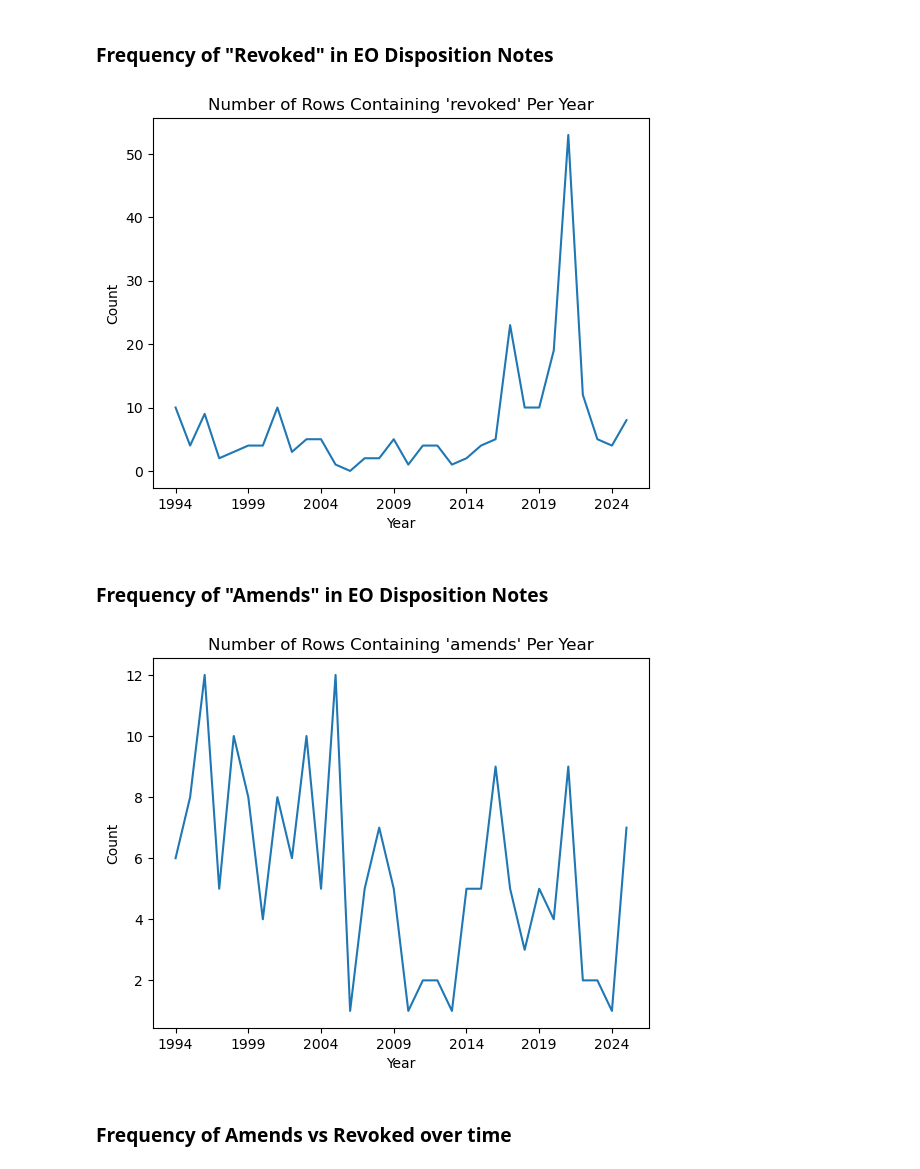
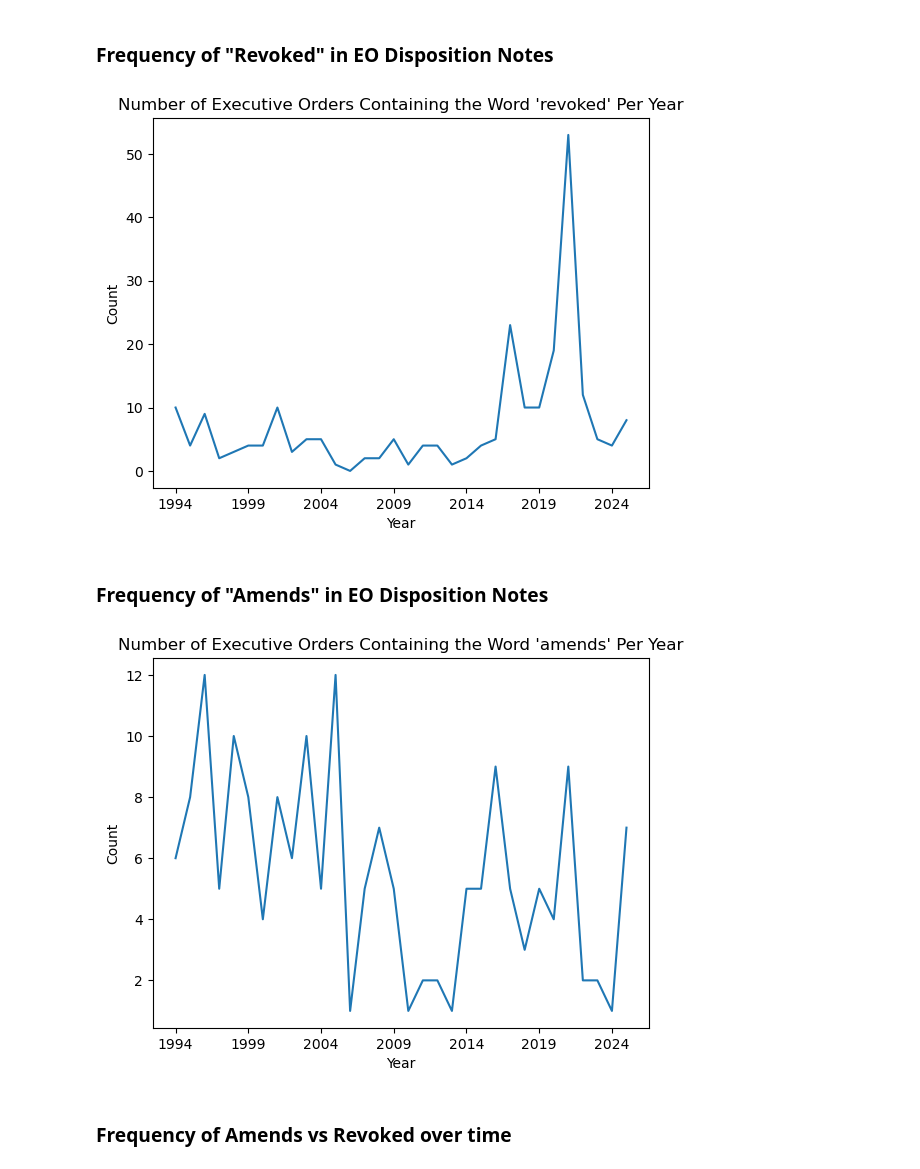
Before and after one commit to UCB-stat-159-f25/final-group05, a Jupyter notebook: word-analysis.ipynb, the cells around one changed output. Saved outputs shown, nothing was run; the diff lists cells and outputs as text; code cells hidden in the pictures.

Commit message:
small changes to word-analysis notebook

```diff
--- a/word-analysis.ipynb
+++ b/word-analysis.ipynb
@@ -41,13 +42,13 @@ count_revoked = count_revoked.reset_index()
 # %%
 sns.lineplot(data=count_revoked, x="year", y="is_revoked")
 
-plt.title("Number of Executive Order Names Containing 'revoked' Per Year")
+plt.title("Number of Executive Orders Containing the Word 'revoked' Per Year")
 plt.xlabel("Year")
 plt.ylabel("Count")
 plt.xticks(count_revoked['year'][::5])
 plt.show()
 # %% [output]
-[figure, old version]
+[figure, new version]
 # %% [markdown]
 ### Frequency of "Amends" in EO Disposition Notes
 # %%
@@ -57,14 +58,14 @@ count_amends = count_amends.reset_index()
 # %%
 sns.lineplot(data=count_amends, x="year", y="is_amendment")
 
-plt.title("Number of Executive Orders Containing 'amends' Per Year")
+plt.title("Number of Executive Orders Containing the Word 'amends' Per Year")
 plt.xlabel("Year")
 plt.ylabel("Count")
 plt.xticks(count_amends['year'][::5])
 
 plt.show()
 # %% [output]
-[figure, old version]
+[figure, new version]
 # %% [markdown]
 ### Frequency of Amends vs Revoked over time
 # %%
```
Also changed, not shown: parts of 2 cells of this notebook.
